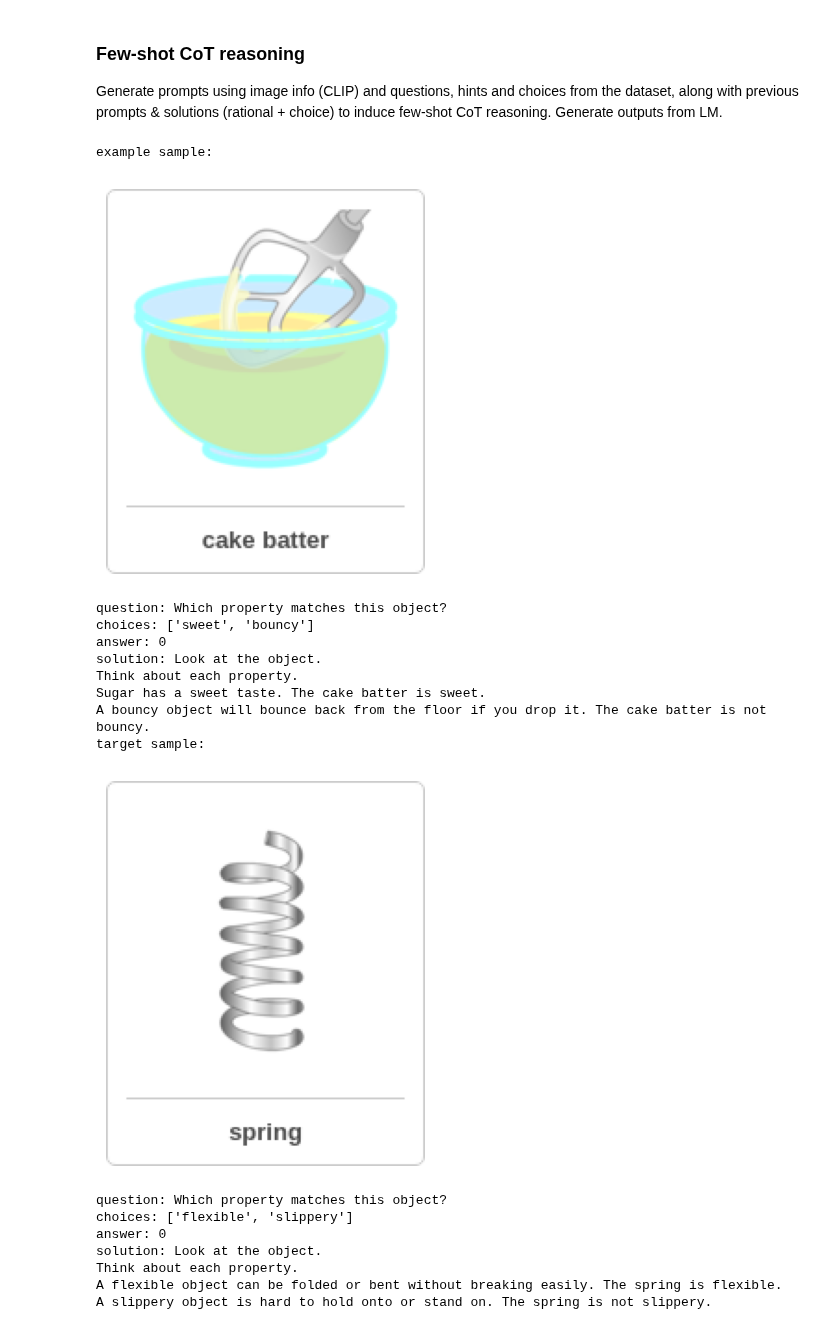
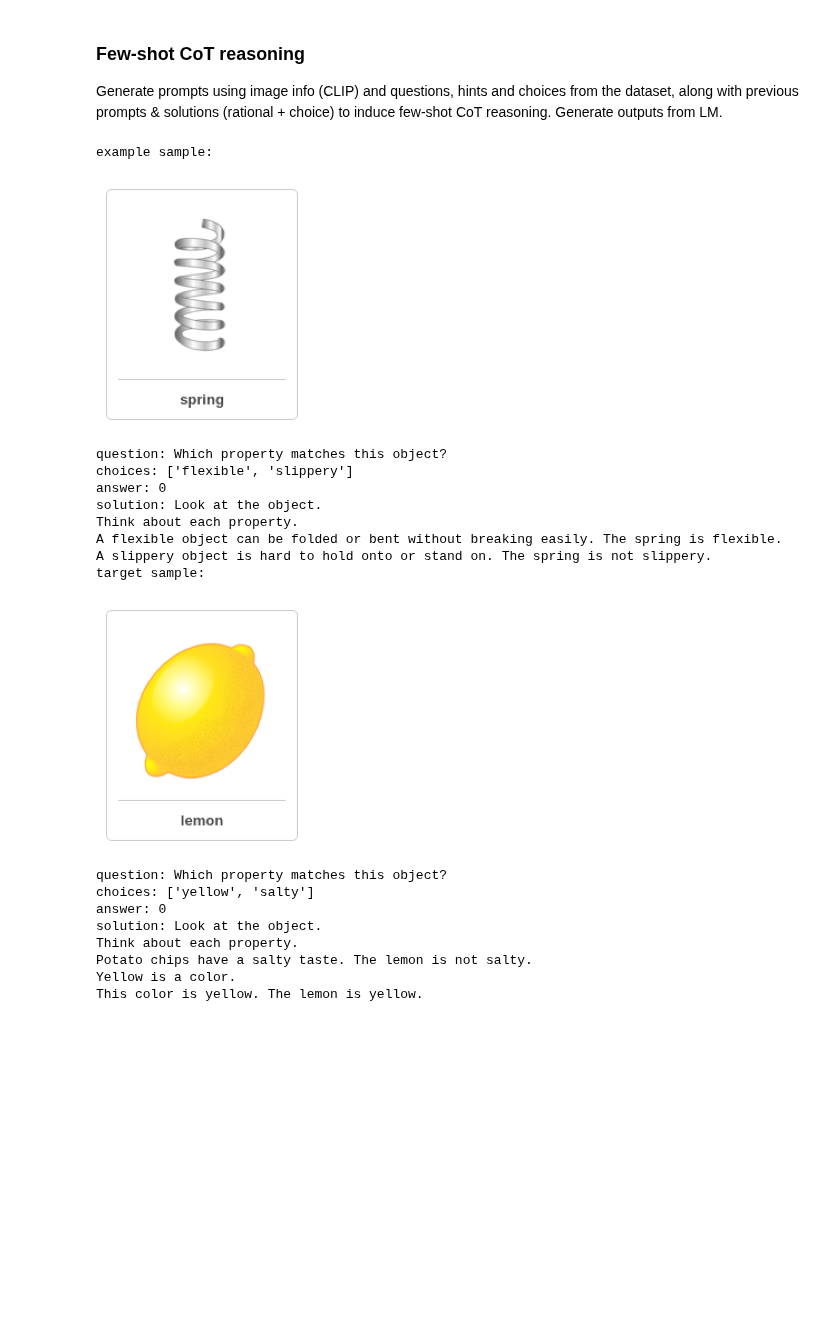
Before and after one commit to milenakapralova/socraticmodels, a Jupyter notebook: notebooks/socratic_mm_reasoning.ipynb, the cells around one changed output. Drawn from its saved outputs; the diff is of its cells as text; code cells hidden in the pictures; blank space fills up the shorter version.

```diff
--- a/notebooks/socratic_mm_reasoning.ipynb
+++ b/notebooks/socratic_mm_reasoning.ipynb
@@ -151,43 +161,44 @@ Generate prompts using image info (CLIP) and questions, hints and choices from t
 # %%
 # select & viz example & target samples
 # candidate pairs: single-prop: 122, 142 | multi-prop: 340, 142,
 # sample example
-eg_sample_idx, target_sample_idx = 122, 142
+eg_sample_idx, target_sample_idx = 142, 523
 eg_sample, target_sample = scienceQA_dataset[eg_sample_idx], scienceQA_dataset[target_sample_idx]
 # show example sample
 print('example sample:')
-plt.figure(figsize=(5, 5))
+plt.figure(figsize=(3, 3))
 plt.imshow(eg_sample['image'])
 plt.axis('off')
 plt.show()
 print(f'question: {eg_sample["question"]}\nchoices: {eg_sample["choices"]}\nanswer: {eg_sample["answer"]}\nsolution: {eg_sample["solution"]}')
 
 # show target sample
 print('target sample:')
-plt.figure(figsize=(4, 4))
+plt.figure(figsize=(3, 3))
 plt.imshow(target_sample['image'])
 plt.axis('off')
 plt.show()
 print(f'question: {target_sample["question"]}\nchoices: {target_sample["choices"]}\nanswer: {target_sample["answer"]}\nsolution: {target_sample["solution"]}')
 # %% [output]
 example sample:
-[figure, old version]
+[figure, new version]
 question: Which property matches this object?
-choices: ['sweet', 'bouncy']
+choices: ['flexible', 'slippery']
 answer: 0
 solution: Look at the object.
 Think about each property.
-Sugar has a sweet taste. The cake batter is sweet.
-A bouncy object will bounce back from the floor if you drop it. The cake batter is not bouncy.
+A flexible object can be folded or bent without breaking easily. The spring is flexible.
+A slippery object is hard to hold onto or stand on. The spring is not slippery.
 target sample:
-[figure, old version]
+[figure, new version]
 question: Which property matches this object?
-choices: ['flexible', 'slippery']
+choices: ['yellow', 'salty']
 answer: 0
 solution: Look at the object.
 Think about each property.
-A flexible object can be folded or bent without breaking easily. The spring is flexible.
-A slippery object is hard to hold onto or stand on. The spring is not slippery.
+Potato chips have a salty taste. The lemon is not salty.
+Yellow is a color.
+This color is yellow. The lemon is yellow.
 # %%
 # generate prompt
 prompt = prompt_generator.create_cot_prompt(eg_sample, clip_manager, vocab_manager, place_feats, obj_feats) + f'{eg_sample["solution"]}. So the answer is {eg_sample["choices"][eg_sample["answer"]]}\n' + prompt_generator.create_cot_prompt(target_sample, clip_manager, vocab_manager, place_feats, obj_feats)
```
Also changed, not shown: parts of 15 cells of this notebook, 3 other files.
